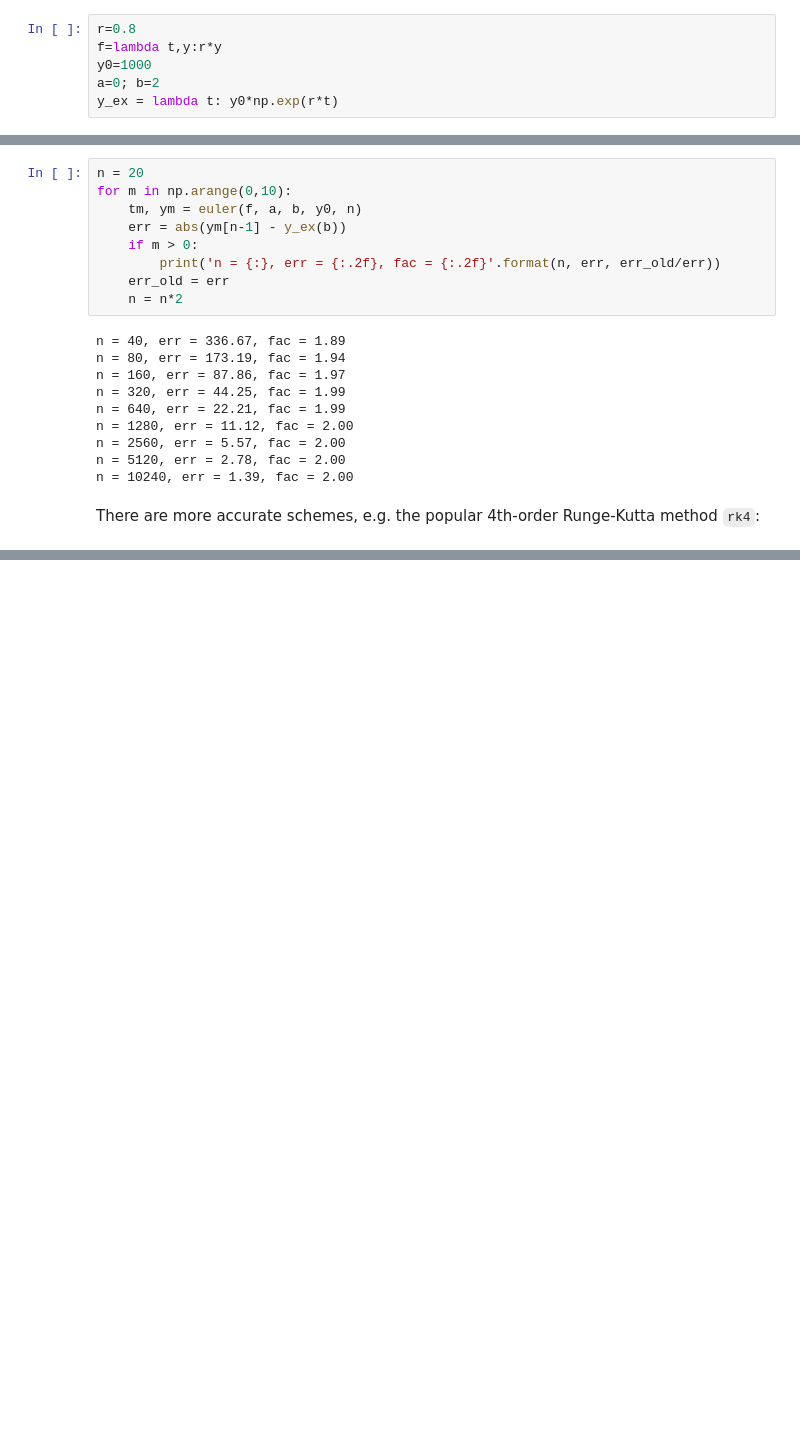
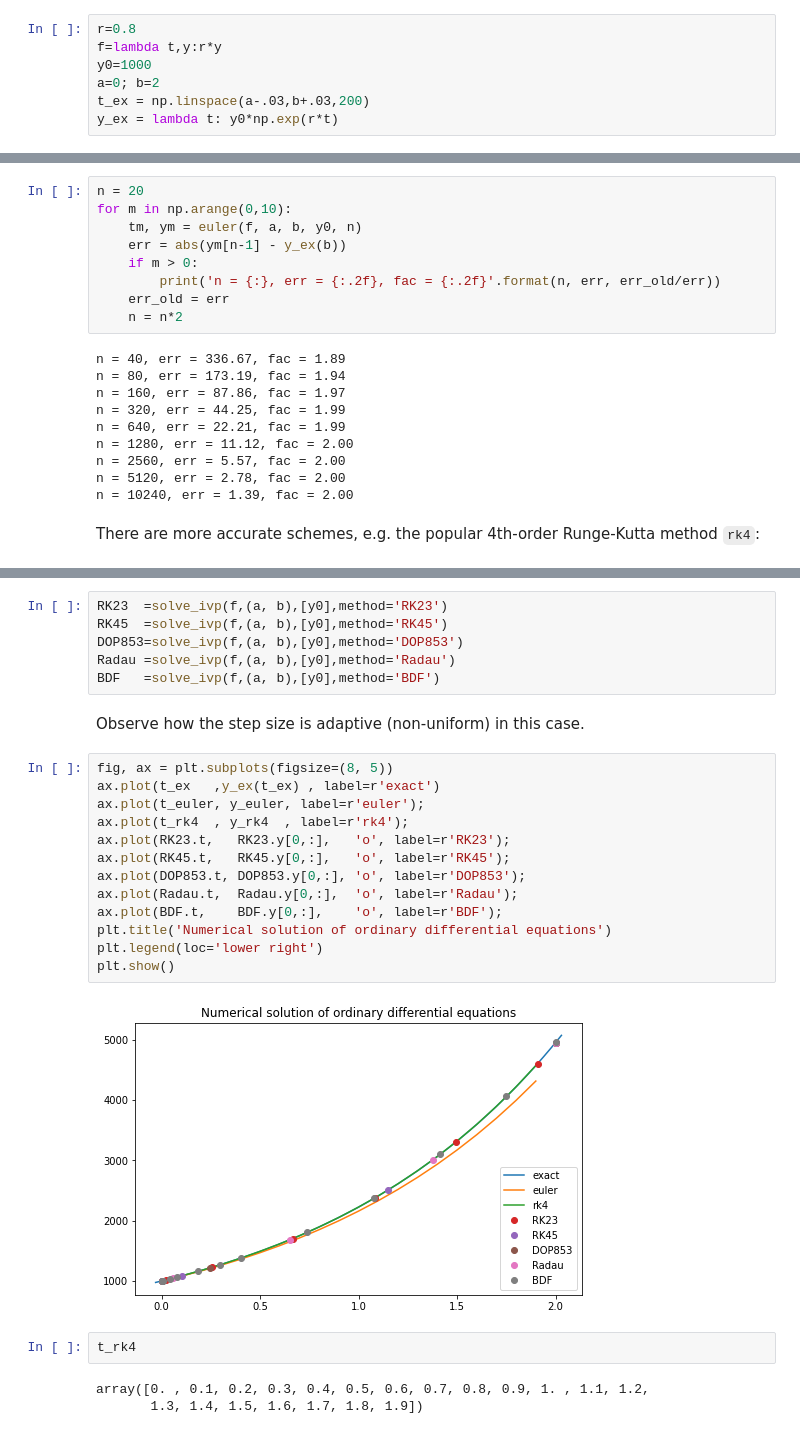
Before and after one commit to OleBo/MathSo, a Jupyter notebook: notebooks/NumericalDifferentiation.ipynb, the cells around one changed output, grey strips where cells are left out. Saved outputs shown, nothing was run; the diff lists cells and outputs as text; blank space fills up the shorter version.

```diff
--- a/notebooks/NumericalDifferentiation.ipynb
+++ b/notebooks/NumericalDifferentiation.ipynb
@@ -254,6 +256,7 @@ r=0.8
 f=lambda t,y:r*y
 y0=1000
 a=0; b=2
+t_ex = np.linspace(a-.03,b+.03,200)
 y_ex = lambda t: y0*np.exp(r*t)
 # %% [markdown]
 The simplest numerical method is **Euler's method**, which is based on the Taylor expansion at first order:
@@ -347,0 +341,28 @@ y(10.0) = 675.999949     error: 5.09833e-05
+# %%
+RK23  =solve_ivp(f,(a, b),[y0],method='RK23')
+RK45  =solve_ivp(f,(a, b),[y0],method='RK45')
+DOP853=solve_ivp(f,(a, b),[y0],method='DOP853')
+Radau =solve_ivp(f,(a, b),[y0],method='Radau')
+BDF   =solve_ivp(f,(a, b),[y0],method='BDF')
+# %% [markdown]
+Observe how the step size is adaptive (non-uniform) in this case.
+# %%
+fig, ax = plt.subplots(figsize=(8, 5))
+ax.plot(t_ex   ,y_ex(t_ex) , label=r'exact')
+ax.plot(t_euler, y_euler, label=r'euler');
+ax.plot(t_rk4  , y_rk4  , label=r'rk4');
+ax.plot(RK23.t,   RK23.y[0,:],   'o', label=r'RK23');
+ax.plot(RK45.t,   RK45.y[0,:],   'o', label=r'RK45');
+ax.plot(DOP853.t, DOP853.y[0,:], 'o', label=r'DOP853');
+ax.plot(Radau.t,  Radau.y[0,:],  'o', label=r'Radau');
+ax.plot(BDF.t,    BDF.y[0,:],    'o', label=r'BDF');
+plt.title('Numerical solution of ordinary differential equations')
+plt.legend(loc='lower right')
+plt.show()
+# %% [output]
+[figure, added]
+# %%
+t_rk4
+# %% [output]
+array([0. , 0.1, 0.2, 0.3, 0.4, 0.5, 0.6, 0.7, 0.8, 0.9, 1. , 1.1, 1.2,
+       1.3, 1.4, 1.5, 1.6, 1.7, 1.8, 1.9])
```
Also changed, not shown: parts of 16 cells of this notebook, 2 other files.
